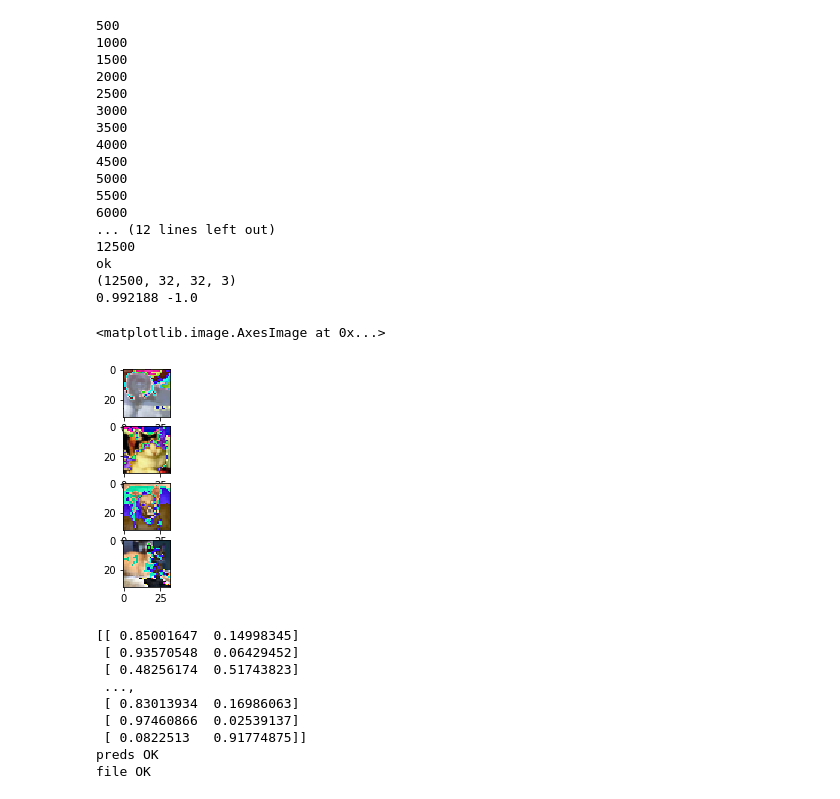
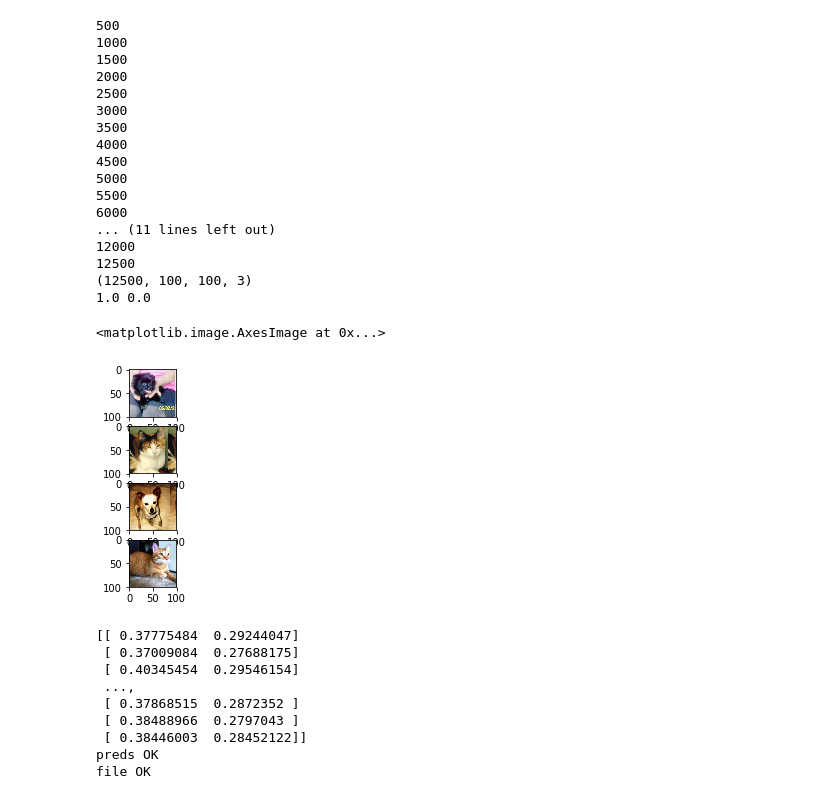
Before and after one commit to tempflip/catsVsDogs, a Jupyter notebook: cats_dogs_evaluation.ipynb, the cells around one changed output. Cells and saved outputs as stored; diff of their text form; code cells hidden in the pictures.

```diff
--- a/cats_dogs_evaluation.ipynb
+++ b/cats_dogs_evaluation.ipynb
@@ -2,58 +2,78 @@
 from scipy import misc
 import numpy as np
 import matplotlib.pyplot as plt
+from skimage import exposure
 %matplotlib inline
+
+##################
+## from the teaching notebook
+##############
+def get_img(fname):
+    N = 100
+    img = misc.imread(fname)
+    final = np.zeros((N,N,3))
+    y, x, channels = img.shape
+    if y > x:
+        yy = N
+        xx = int(x/ (y/N))
+    else :
+        xx = N
+        yy = int(y/ (y/N))
+
+    img = misc.imresize(img, (yy, xx))
+    img = exposure.equalize_hist(img)
+    final[0:img.shape[0], 0:img.shape[1], ] = img
+
+    ## adding the repeting part
+    final[:,xx:] = final[:, 0:N-xx]
+    return final
+###################
+##############
 
 im_n = 12500
 
 im_list = []
 for i in range(1,im_n+1):
-    im = misc.imresize(misc.imread("./test/{}.jpg".format(i)), (32,32) )
+    im = get_img("./test/{}.jpg".format(i))
     im_list.append(im)
     if i%500 == 0 : print (i)
 
 im_list = np.array(im_list, dtype=np.float32)
-im_list = im_list - 128
-im_list = im_list / 128
-
-print ("ok")
-
-
 
 print(im_list.shape)
 print (np.max(im_list), np.min(im_list))
 
 plt.subplot(411)
 plt.imshow(im_list[500])
 plt.subplot(412)
 plt.imshow(im_list[501])
 plt.subplot(413)
 plt.imshow(im_list[502])
 plt.subplot(414)
 plt.imshow(im_list[503])
 # %% [output]
 500
 1000
 1500
 2000
 2500
 3000
 3500
 4000
 4500
 5000
 5500
 6000
-... (12 lines left out)
+... (11 lines left out)
+12000
 12500
-ok
-(12500, 32, 32, 3)
-0.992188 -1.0
+(12500, 100, 100, 3)
+1.0 0.0
 <matplotlib.image.AxesImage at 0x...>
-[figure, old version]
+[figure, new version]
 # %%
 from keras.models import load_model
-m = load_model("./cat_w2.h5")
+m = load_model("./july1.h5")
 
 preds = m.predict(im_list)
 print (preds)
@@ -61,7 +81,7 @@ print (preds)
 pr = preds[:,0]
 print ("preds OK")
 
-f = open('predictions.csv', 'w')
+f = open('july_preds1.csv', 'w')
 print("id,label", file=f)
 
 for i, pp in zip(range(1, im_n+1), pr):
@@ -69,12 +89,12 @@ for i, pp in zip(range(1, im_n+1), pr):
 f.close()
 print("file OK")
 # %% [output]
-[[ 0.85001647  0.14998345]
- [ 0.93570548  0.06429452]
- [ 0.48256174  0.51743823]
+[[ 0.37775484  0.29244047]
+ [ 0.37009084  0.27688175]
+ [ 0.40345454  0.29546154]
  ...,
- [ 0.83013934  0.16986063]
- [ 0.97460866  0.02539137]
- [ 0.0822513   0.91774875]]
+ [ 0.37868515  0.2872352 ]
+ [ 0.38488966  0.2797043 ]
+ [ 0.38446003  0.28452122]]
 preds OK
 file OK
```
Also changed, not shown: 2 other files.
